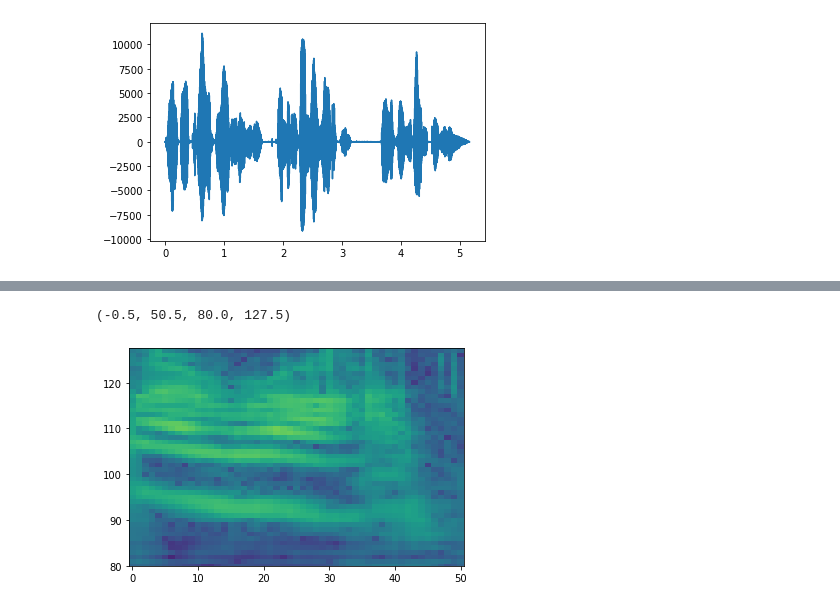
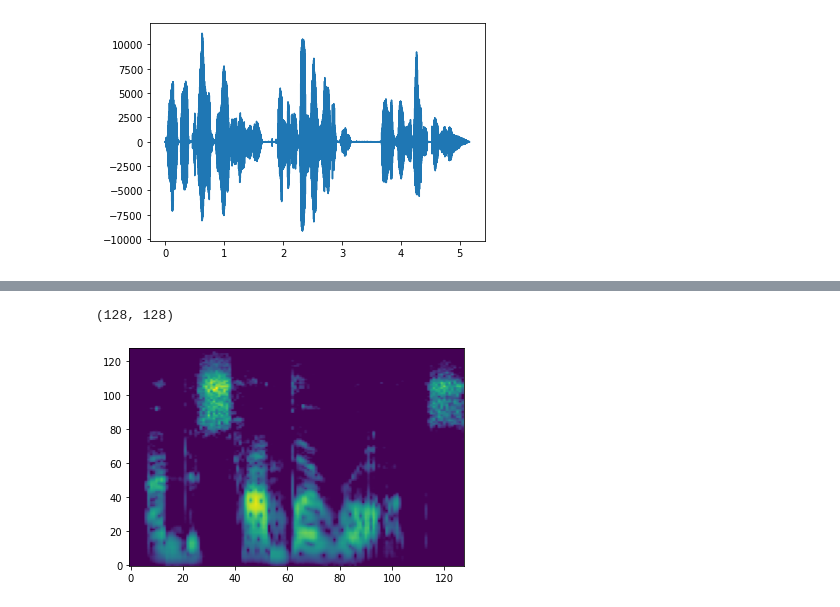
Before and after one commit to CombNITNC/procon2022_comp, a Jupyter notebook: ml/yomidata.ipynb, the cells around one changed output, grey strips where cells are left out. Saved outputs shown, nothing was run; the diff lists cells and outputs as text; code cells hidden in the pictures.

```diff
--- a/ml/yomidata.ipynb
+++ b/ml/yomidata.ipynb
@@ -71,10 +71,9 @@ plt
 # %%
 from maesyori import preprocess_input
 
 neural_input_data = preprocess_input(graph_data)
-
 plt.imshow(np.abs(neural_input_data), aspect="auto", origin="lower")
-plt.axis(ymin=80)
+neural_input_data.shape
 # %% [output]
-(-0.5, 50.5, 80.0, 127.5)
+(128, 128)
-[figure, old version]
+[figure, new version]
```
Also changed, not shown: parts of 3 cells of this notebook, 1 other file.
